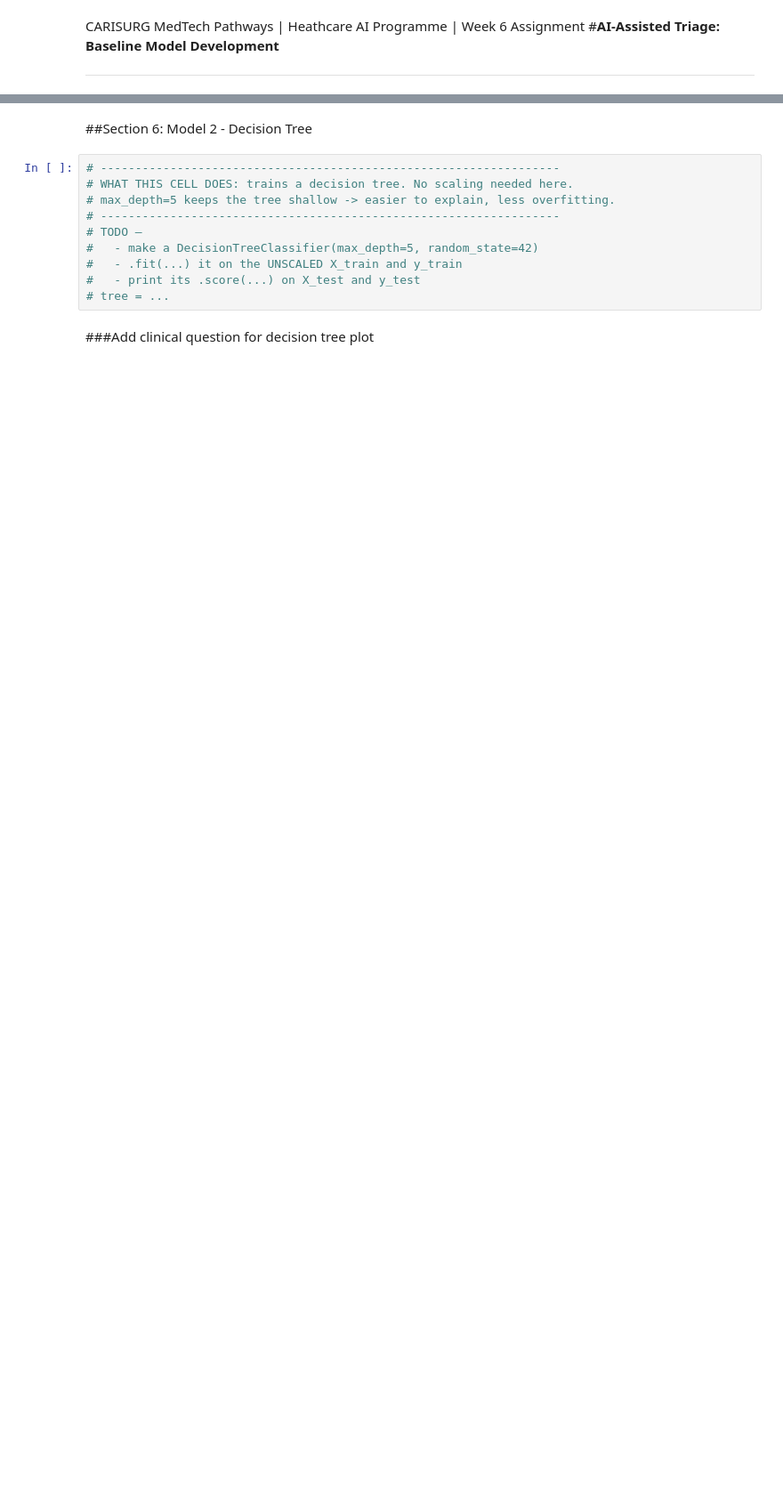
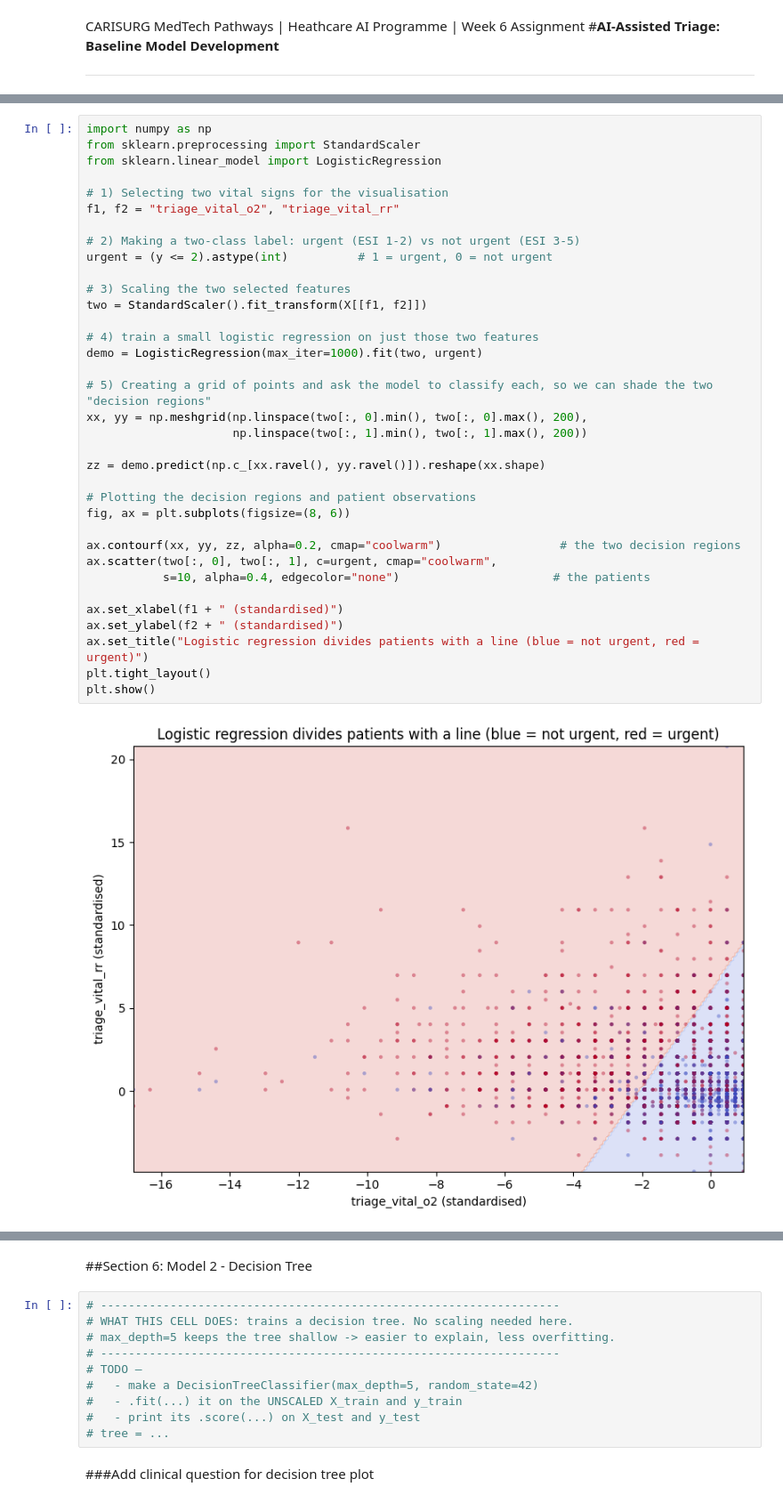
Before and after one commit to imaniiz/CariSurg-Portfolio, a Jupyter notebook: Notebooks/Week6_Baseline_Model.ipynb, the cells around one changed output, grey strips where cells are left out. Shown at 89% size. Drawn from its saved outputs; the diff is of its cells as text; blank space fills up the shorter version.

```diff
--- a/Notebooks/Week6_Baseline_Model.ipynb
+++ b/Notebooks/Week6_Baseline_Model.ipynb
@@ -247,0 +284,37 @@ In the logistic-regression picture, which corner of the plot is ‘urgent’? Sw
+# %%
+import numpy as np
+from sklearn.preprocessing import StandardScaler
+from sklearn.linear_model import LogisticRegression
+
+# 1) Selecting two vital signs for the visualisation
+f1, f2 = "triage_vital_o2", "triage_vital_rr"
+
+# 2) Making a two-class label: urgent (ESI 1-2) vs not urgent (ESI 3-5)
+urgent = (y <= 2).astype(int)          # 1 = urgent, 0 = not urgent
+
+# 3) Scaling the two selected features
+two = StandardScaler().fit_transform(X[[f1, f2]])
+
+# 4) train a small logistic regression on just those two features
+demo = LogisticRegression(max_iter=1000).fit(two, urgent)
+
+# 5) Creating a grid of points and ask the model to classify each, so we can shade the two "decision regions"
+xx, yy = np.meshgrid(np.linspace(two[:, 0].min(), two[:, 0].max(), 200),
+                     np.linspace(two[:, 1].min(), two[:, 1].max(), 200))
+
+zz = demo.predict(np.c_[xx.ravel(), yy.ravel()]).reshape(xx.shape)
+
+# Plotting the decision regions and patient observations
+fig, ax = plt.subplots(figsize=(8, 6))
+
+ax.contourf(xx, yy, zz, alpha=0.2, cmap="coolwarm")                 # the two decision regions
+ax.scatter(two[:, 0], two[:, 1], c=urgent, cmap="coolwarm",
+           s=10, alpha=0.4, edgecolor="none")                      # the patients
+
+ax.set_xlabel(f1 + " (standardised)")
+ax.set_ylabel(f2 + " (standardised)")
+ax.set_title("Logistic regression divides patients with a line (blue = not urgent, red = urgent)")
+plt.tight_layout()
+plt.show()
+# %% [output]
+[figure, added]
```
Also changed, not shown: parts of 39 cells of this notebook.
